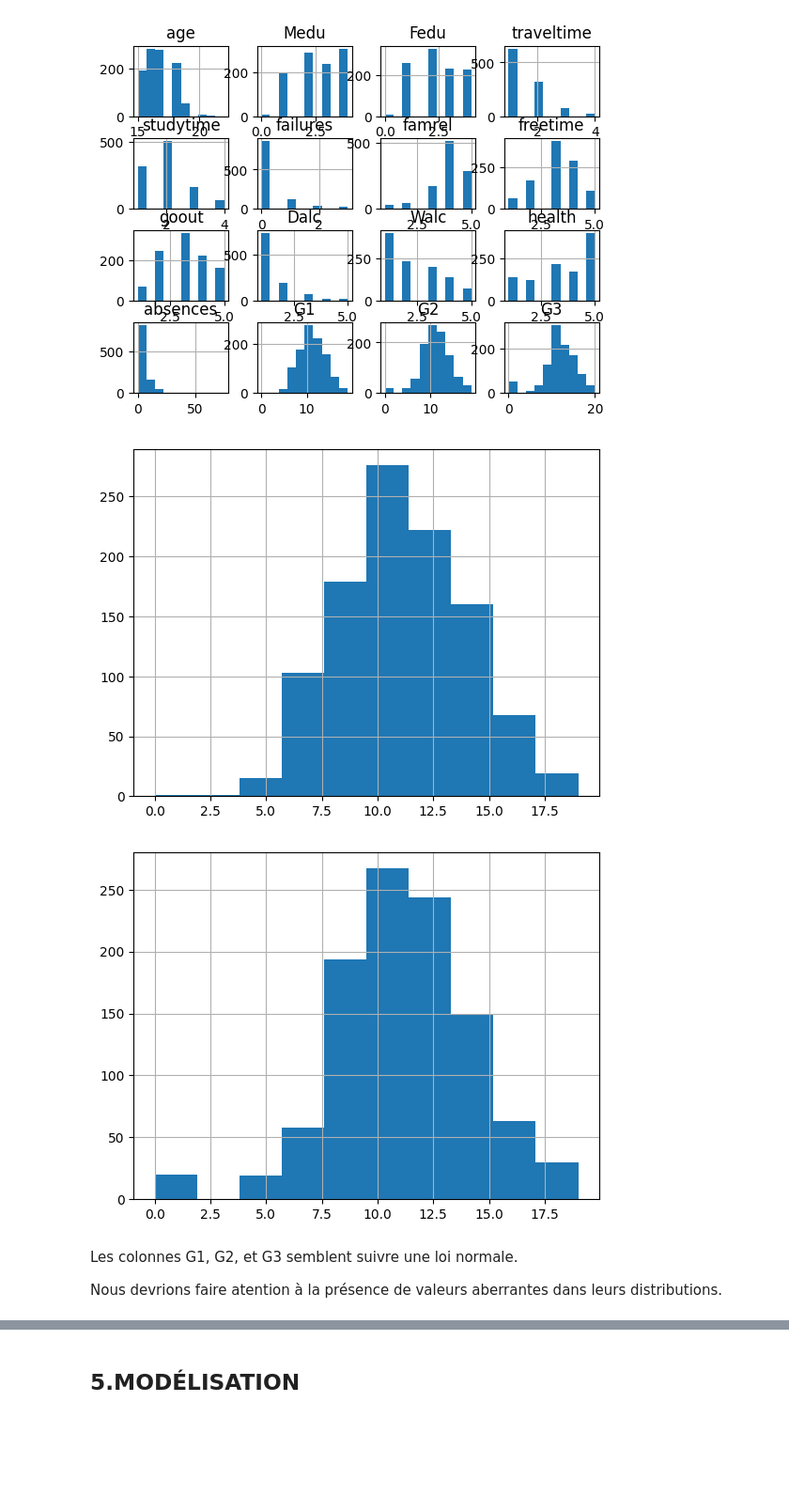
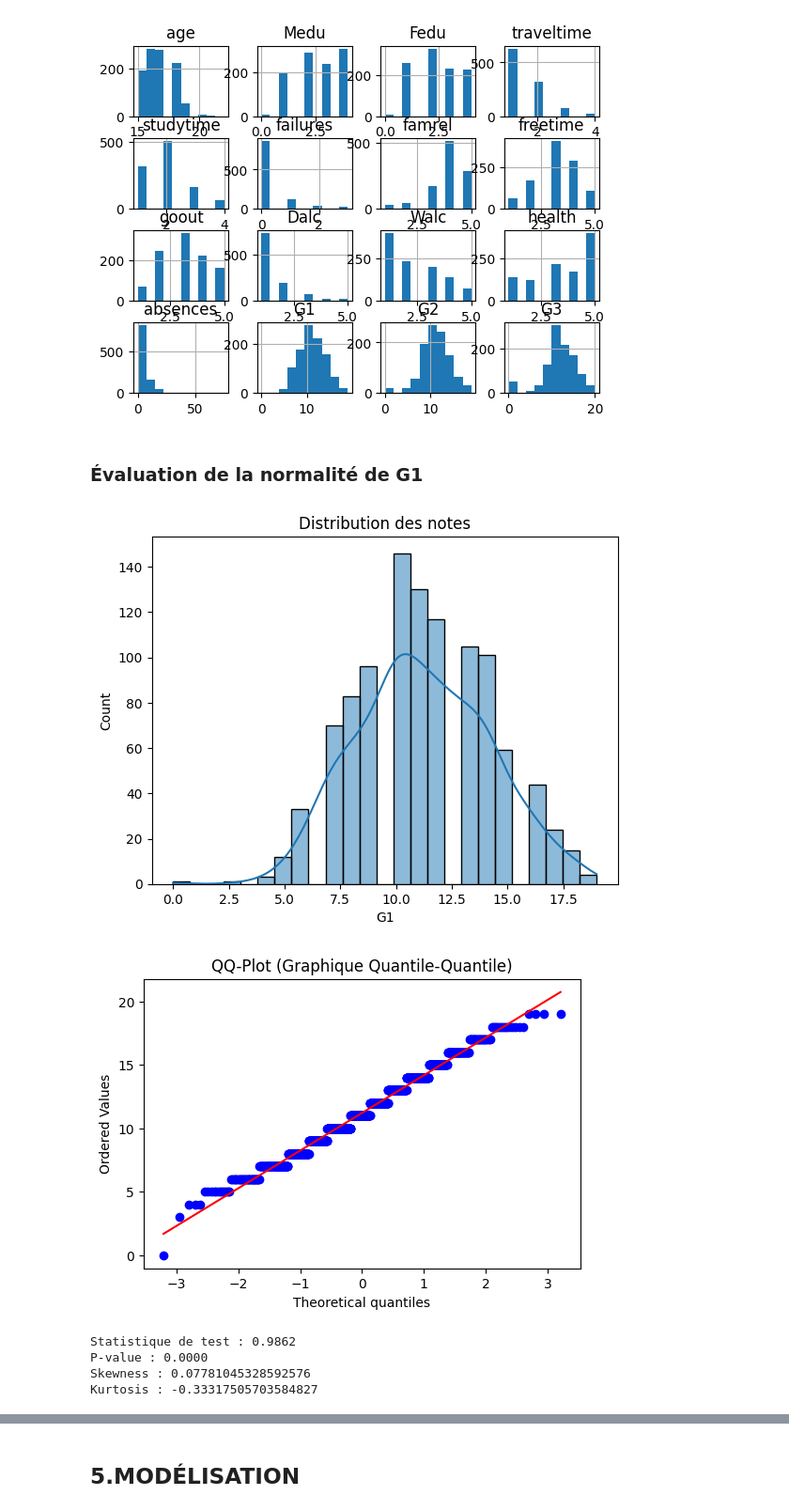
Before and after one commit to Grouloo/projet-chef-doeuvre, a Jupyter notebook: matrice-notebook.ipynb, the cells around one changed output, grey strips where cells are left out. Shown at 94% size. Cells and saved outputs as stored; diff of their text form; code cells hidden in the pictures; blank space fills up the shorter version.

```diff
--- a/matrice-notebook.ipynb
+++ b/matrice-notebook.ipynb
@@ -148,17 +150,36 @@ merged.hist()
 plt.show()
 # %% [output]
 [figure]
-# %%
-merged['G1'].hist()
-plt.show()
-# %% [output]
-[figure, removed]
-# %%
-merged['G2'].hist()
-plt.show()
-# %% [output]
-[figure, removed]
-# %% [markdown]
-Les colonnes G1, G2, et G3 semblent suivre une loi normale.
-
-Nous devrions faire atention à la présence de valeurs aberrantes dans leurs distributions.
+# %% [markdown]
+### Évaluation de la normalité de G1
+# %%
+def check_normality(data):
+    sns.histplot(data, kde=True) # kde=True ajoute la courbe
+    plt.title('Distribution des notes')
+    plt.show()
+
+    plt.figure(figsize=(6, 4))
+    stats.probplot(data, dist="norm", plot=plt)
+    plt.title("QQ-Plot (Graphique Quantile-Quantile)")
+    plt.show()
+
+    # --- B. Méthode Statistique : Test de Shapiro-Wilk ---
+    statistique, p_value = stats.shapiro(data)
+
+    print(f"Statistique de test : {statistique:.4f}")
+    print(f"P-value : {p_value:.4f}")
+
+    skewness = skew(data)
+    kurtosis_result = kurtosis(data)
+
+    print(f"Skewness : {skewness}")
+    print(f"Kurtosis : {kurtosis_result}")
+
+check_normality(merged['G1'])
+# %% [output]
+[figure, added]
+[figure, added]
+Statistique de test : 0.9862
+P-value : 0.0000
+Skewness : 0.07781045328592576
+Kurtosis : -0.33317505703584827
```
Also changed, not shown: parts of 14 cells of this notebook.
